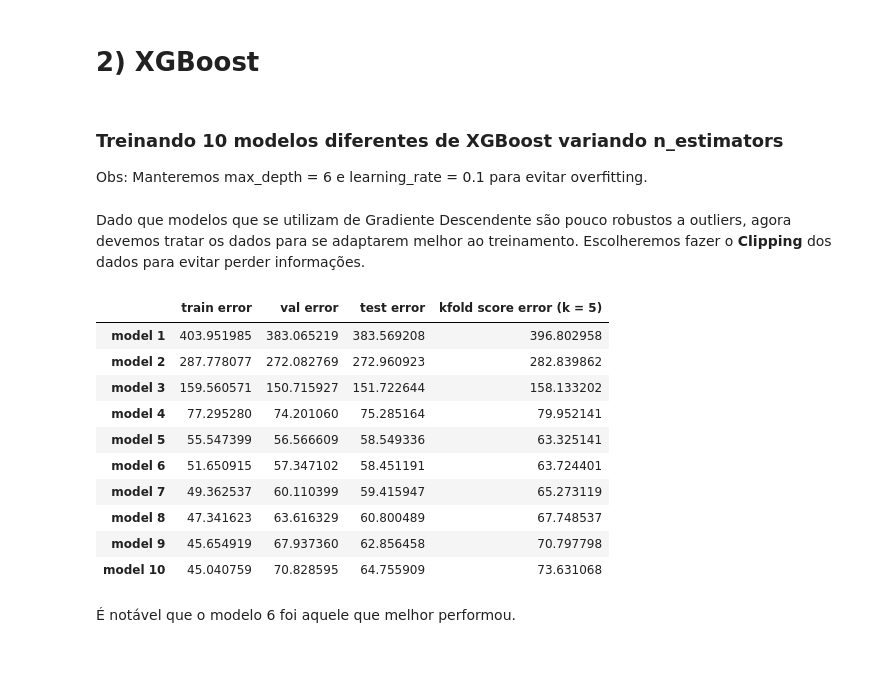
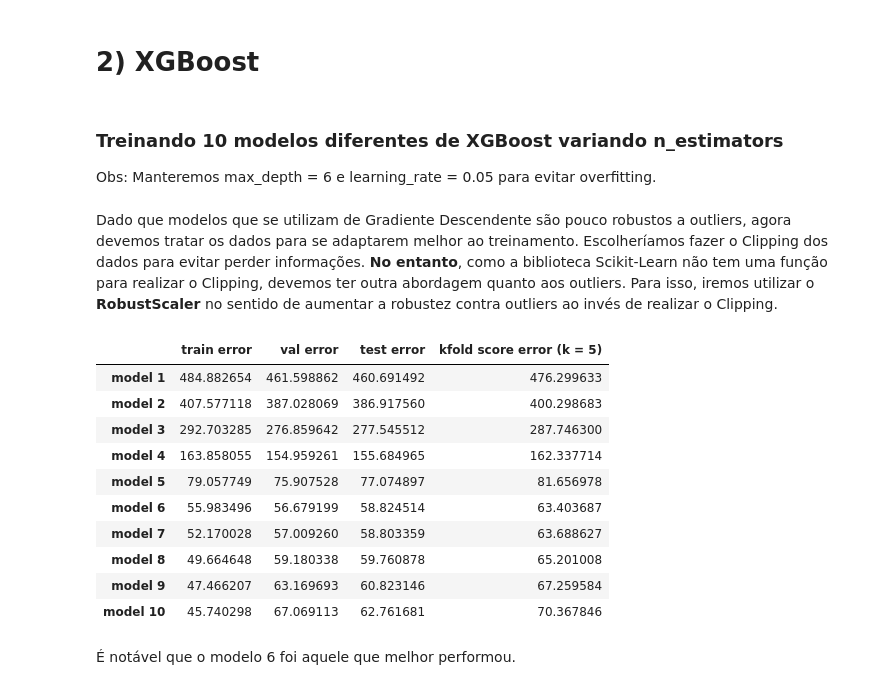
Before and after one commit to Samirnunes/data-science, a Jupyter notebook: NO2_prediction_SJC.ipynb, the cells around one changed output. Cells and saved outputs as stored; diff of their text form; code cells hidden in the pictures; blank space fills up the shorter version.

```diff
--- a/NO2_prediction_SJC.ipynb
+++ b/NO2_prediction_SJC.ipynb
@@ -402,7 +403,7 @@ class XGB_Researcher(Researcher):
     def __preprocess_model(self, n_estimators, max_depth, learning_rate):
         preprocessor = Pipeline(steps = [
         ('imputer', SimpleImputer(strategy = 'most_frequent')),
-        ('scaler', MinMaxScaler(feature_range = (0, 1)))
+        ('scaler', RobustScaler())
         ])
 
         model = XGBRegressor(random_state = self.random_state, n_estimators = n_estimators,
@@ -482,46 +483,46 @@ class XGB_Researcher(Researcher):
 
         # Plotando a reta y = x
 
-        x = [0, 75]
-        y = [0, 75]
+        x = [0, 90]
+        y = [0, 90]
         plt.plot(x,y, color = 'red')
 
         plt.legend(['Pontos', 'y = x'])
 # %% [markdown]
 ### Treinando 10 modelos diferentes de XGBoost variando n_estimators
 
-Obs: Manteremos max_depth = 6 e learning_rate = 0.1 para evitar overfitting.
+Obs: Manteremos max_depth = 6 e learning_rate = 0.05 para evitar overfitting.
-# %% [markdown]
-Dado que modelos que se utilizam de Gradiente Descendente são pouco robustos a outliers, agora devemos tratar os dados para se adaptarem melhor ao treinamento. Escolheremos fazer o **Clipping** dos dados para evitar perder informações.
+# %% [markdown]
+Dado que modelos que se utilizam de Gradiente Descendente são pouco robustos a outliers, agora devemos tratar os dados para se adaptarem melhor ao treinamento. Escolheríamos fazer o Clipping dos dados para evitar perder informações. **No entanto**, como a biblioteca Scikit-Learn não tem uma função para realizar o Clipping, devemos ter outra abordagem quanto aos outliers. Para isso, iremos utilizar o **RobustScaler** no sentido de aumentar a robustez contra outliers ao invés de realizar o Clipping.
 # %%
 test_size = 0.2
 val_size = 0.2
 random_state = 0
 
 xgb_researcher = XGB_Researcher(X, y, test_size, val_size, random_state)
 
 n_models = 10
 n_estimators_list = [2**n for n in range(1, n_models + 1)]
 max_depth_list = [6 for i in range(0, n_models)]
-learning_rate_list = [0.1 for i in range(0, n_models)]
+learning_rate_list = [0.05 for i in range(0, n_models)]
 k = 5
 
 xgb_report = xgb_researcher.get_n_models_research_report_df(n_models, n_estimators_list, max_depth_list,
                                                             learning_rate_list, k)
 
 xgb_report
 # %% [output]
 |  | train error | val error | test error | kfold score error (k = 5) |
-| model 1 | 403.951985 | 383.065219 | 383.569208 | 396.802958 |
-| model 2 | 287.778077 | 272.082769 | 272.960923 | 282.839862 |
-| model 3 | 159.560571 | 150.715927 | 151.722644 | 158.133202 |
-| model 4 | 77.295280 | 74.201060 | 75.285164 | 79.952141 |
-| model 5 | 55.547399 | 56.566609 | 58.549336 | 63.325141 |
-| model 6 | 51.650915 | 57.347102 | 58.451191 | 63.724401 |
-| model 7 | 49.362537 | 60.110399 | 59.415947 | 65.273119 |
-| model 8 | 47.341623 | 63.616329 | 60.800489 | 67.748537 |
-| model 9 | 45.654919 | 67.937360 | 62.856458 | 70.797798 |
-| model 10 | 45.040759 | 70.828595 | 64.755909 | 73.631068 |
+| model 1 | 484.882654 | 461.598862 | 460.691492 | 476.299633 |
+| model 2 | 407.577118 | 387.028069 | 386.917560 | 400.298683 |
+| model 3 | 292.703285 | 276.859642 | 277.545512 | 287.746300 |
+| model 4 | 163.858055 | 154.959261 | 155.684965 | 162.337714 |
+| model 5 | 79.057749 | 75.907528 | 77.074897 | 81.656978 |
+| model 6 | 55.983496 | 56.679199 | 58.824514 | 63.403687 |
+| model 7 | 52.170028 | 57.009260 | 58.803359 | 63.688627 |
+| model 8 | 49.664648 | 59.180338 | 59.760878 | 65.201008 |
+| model 9 | 47.466207 | 63.169693 | 60.823146 | 67.259584 |
+| model 10 | 45.740298 | 67.069113 | 62.761681 | 70.367846 |
 # %% [markdown]
 É notável que o modelo 6 foi aquele que melhor performou.
 # %% [markdown]
```
Also changed, not shown: parts of 33 cells of this notebook.
